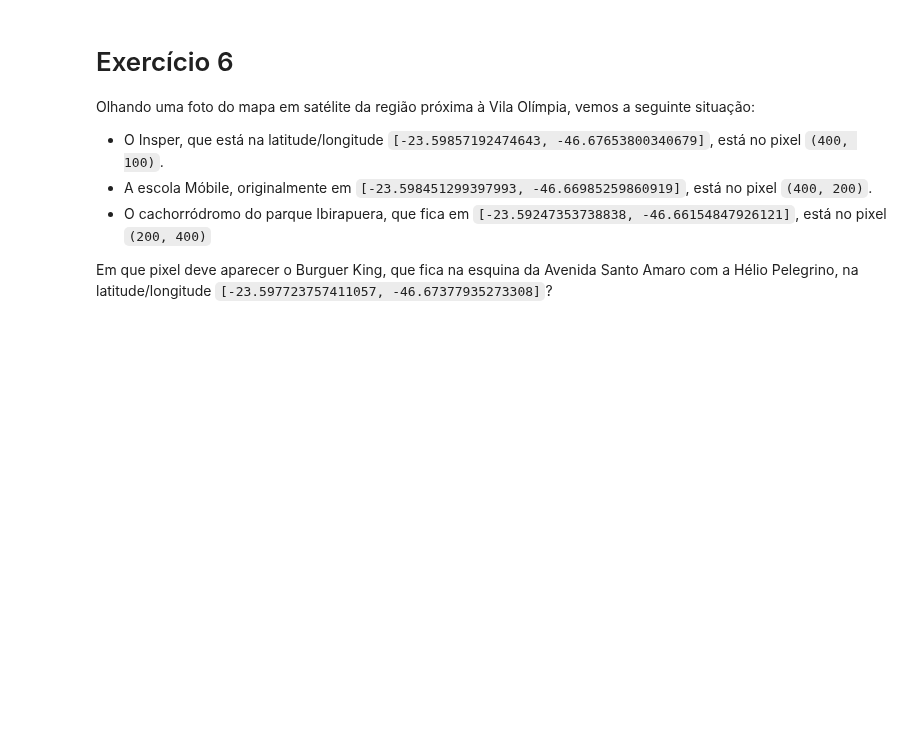
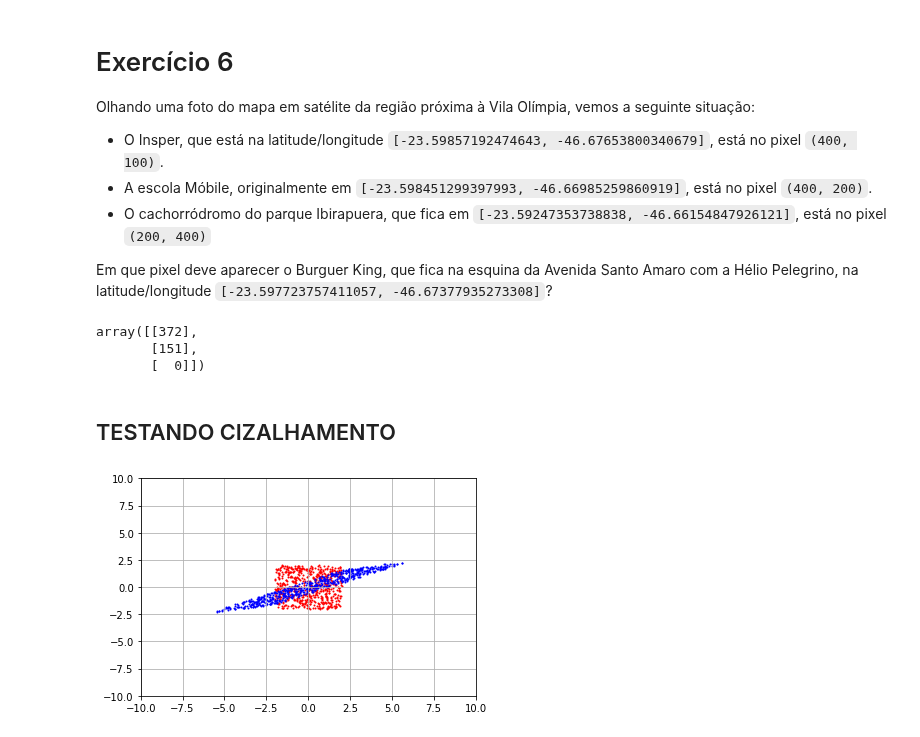
Before and after one commit to tiagoft/alglin-alunos, a Jupyter notebook: simulado_prova1.ipynb, the cells around one changed output. Cells and saved outputs as stored; diff of their text form; code cells hidden in the pictures; blank space fills up the shorter version.

```diff
--- a/simulado_prova1.ipynb
+++ b/simulado_prova1.ipynb
@@ -180,3 +200,50 @@ Olhando uma foto do mapa em satélite da região próxima à Vila Olímpia, vemo
 * O cachorródromo do parque Ibirapuera, que fica em `[-23.59247353738838, -46.66154847926121]`, está no pixel `(200, 400)`
 
 Em que pixel deve aparecer o Burguer King, que fica na esquina da Avenida Santo Amaro com a Hélio Pelegrino, na latitude/longitude `[-23.597723757411057, -46.67377935273308]`?
+# %%
+import numpy as np
+cords = np.array([[-23.59857192474643, -46.67653800340679, 1],
+                  [-23.598451299397993, -46.66985259860919, 1],
+                  [-23.59247353738838, -46.66154847926121, 1]]).T
+pixel = np.array([[400, 100,1],
+                  [400, 200,1],
+                  [200,400,1]]).T
+
+T = pixel @ np.linalg.inv(cords)
+
+bk = np.array([[-23.597723757411057, -46.67377935273308, 1]]).T
+
+pix_bk = T @ bk
+pix_bk = pix_bk.astype(int)
+pix_bk
+# %% [output]
+array([[372],
+       [151],
+       [  0]])
+# %% [markdown]
+## TESTANDO CIZALHAMENTO
+# %%
+x = np.vstack( (np.random.uniform(2, -2, size=(2, 600)), np.ones( (1,600) )))
+
+cizalhamento = np.array([[1,2,0],
+                         [0.2,1,0],
+                         [0,0,1]])
+
+'''
+    matriz de cizalhamento =
+    1 A 0
+    B 1 0
+    0 0 1
+
+'''
+
+y = cizalhamento @ x
+plt.figure()
+plt.scatter(x[0,:], x[1,:], s=1, c='r')
+plt.scatter(y[0,:], y[1,:], s=1, c='b')
+plt.xlim([-10, 10])
+plt.ylim([-10, 10])
+plt.grid()
+plt.show()
+# %% [output]
+[figure, added]
```
Also changed, not shown: parts of 2 cells of this notebook.
